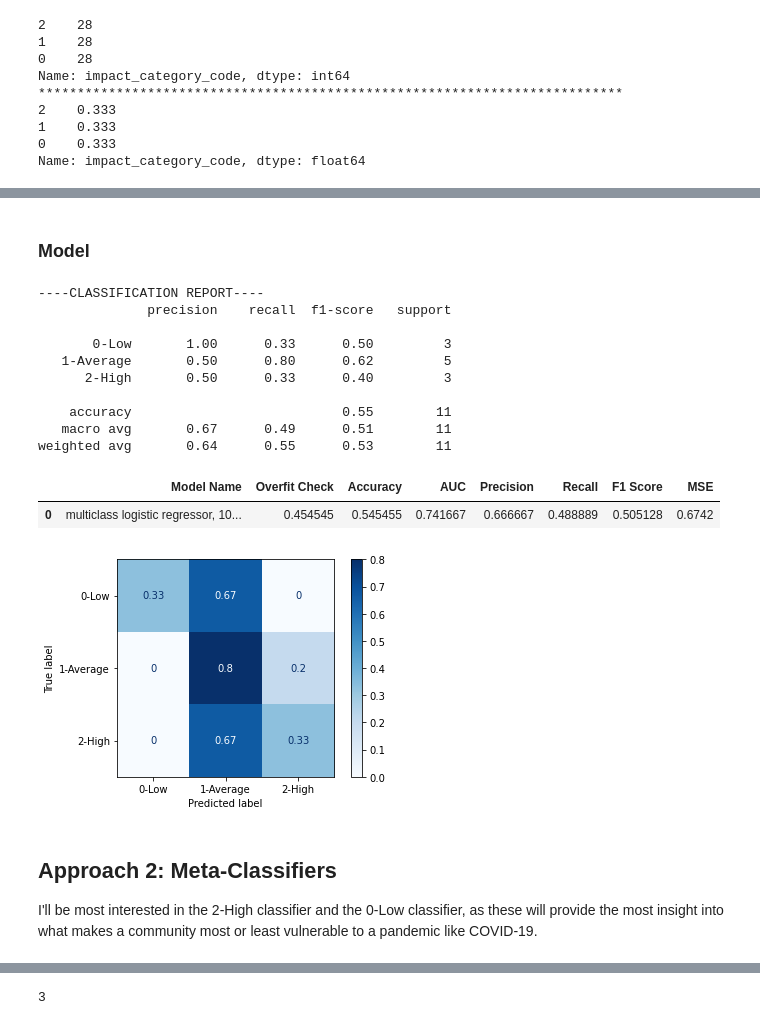
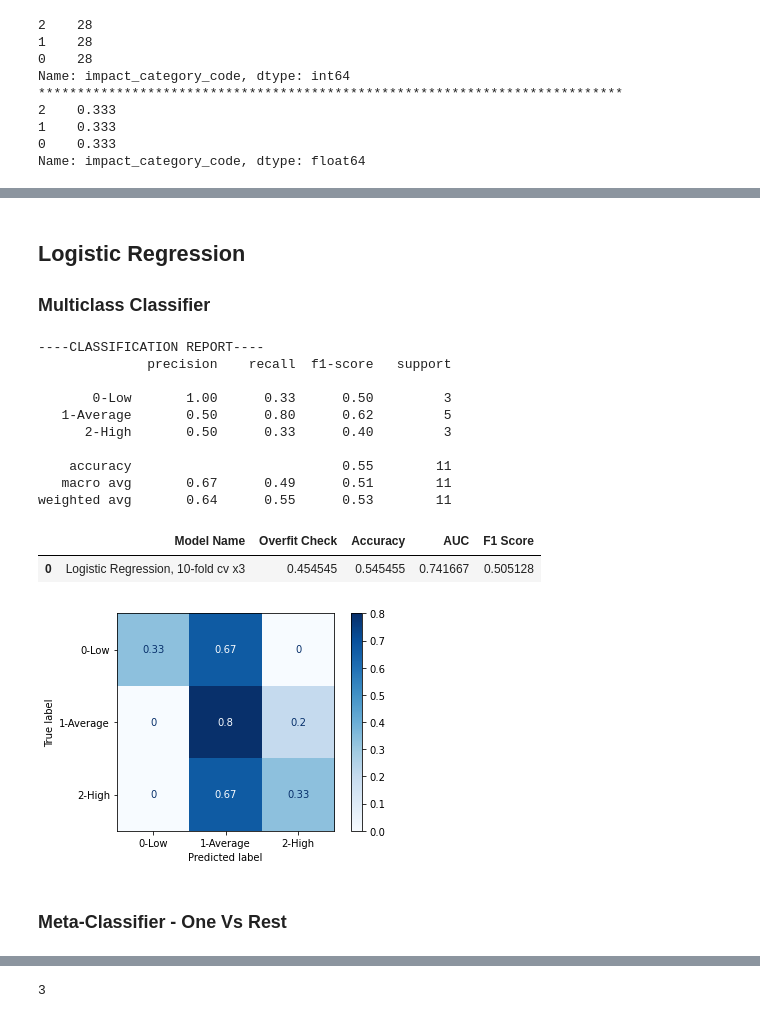
Before and after one commit to kcoop610/capstone-pandemic-us-health-inequities, a Jupyter notebook: model.ipynb, the cells around one changed output, grey strips where cells are left out. Cells and saved outputs as stored; diff of their text form; code cells hidden in the pictures.

Commit message:
more modeling

```diff
--- a/model.ipynb
+++ b/model.ipynb
@@ -158,29 +203,18 @@ def evaluate_multiclass_regressor(model, X_train, y_train, X_test, y_test, cmap=
     #calculate ROC AUC
     auc = sklearn.metrics.roc_auc_score(y_test, model.predict_proba(X_test), multi_class='ovr')
 
-    #calculate precision
-    precision = sklearn.metrics.precision_score(y_test, y_test_preds, average='macro')
-
-    #calculate recall score
-    recall = sklearn.metrics.recall_score(y_test, y_test_preds, average='macro')
-
     #calculate F1 score
     f1 = sklearn.metrics.f1_score(y_test, y_test_preds, average='macro')
-
-
-    #calculate mean squared error
-    mse = np.sqrt(sklearn.metrics.mean_squared_error(y_test, y_test_preds))
 
     print('----CLASSIFICATION REPORT----')
     print(classification_report(y_test, y_test_preds, target_names=['0-Low', '1-Average', '2-High']))
 
     plot_confusion_matrix(model, X_test_scaled, y_test, cmap='Blues', normalize='true',
-                         display_labels=['0-Low', '1-Average', '2-High'])
+                          display_labels=['0-Low', '1-Average', '2-High'])
 
     #instantiate df if not passed
     if stats_df is None:
-        stats_df = pd.DataFrame(columns=['Model Name', 'Overfit Check', 'Accuracy', 'AUC',
-                                         'Precision', 'Recall', 'F1 Score', 'MSE'])
+        stats_df = pd.DataFrame(columns=['Model Name', 'Overfit Check', 'Accuracy', 'AUC', 'F1 Score'])
 
     #collect metrics in a dictionary
     stats_dict = {}
@@ -188,13 +222,10 @@ def evaluate_multiclass_regressor(model, X_train, y_train, X_test, y_test, cmap=
     stats_dict['Overfit Check'] = overfit
     stats_dict['Accuracy'] = test_acc
     stats_dict['AUC'] = auc
-    stats_dict['Precision'] = precision
-    stats_dict['Recall'] = recall
     stats_dict['F1 Score'] = f1
-    stats_dict['MSE'] = mse
 
     #if set to track results of this model for aggregation, append dict to stats_df
-    if track:
+    if track == True:
         stats_df = stats_df.append(pd.Series(stats_dict), ignore_index=True)
         return stats_df
 # %% [markdown]
@@ -359,30 +398,34 @@ X_train = X_train_bal
 y_train = y_train_bal
 X_test = X_test_scaled
 y_test = y_test
-# %% [markdown]
-### Model
+# %% [markdown]
+## Logistic Regression
+
+### Multiclass Classifier
+# %%
+#initialize a df to collect metrics across multiple models
+reg_stats_df = pd.DataFrame(columns=['Model Name', 'Overfit Check', 'Accuracy', 'AUC', 'F1 Score'])
 # %%
 #stratified 10-fold cross-validation repeated 3 times
 model1 = LogisticRegressionCV(solver='lbfgs', cv=10, n_jobs=3, multi_class='multinomial',
                              random_state=rs).fit(X_train, y_train)
 # %%
-evaluate_multiclass_regressor(model1, X_train, y_train, X_test, y_test,
-                             name='multiclass logistic regressor, 10-fold cv x3')
+reg_stats_df = evaluate_multiclass_regressor(model1, X_train, y_train, X_test, y_test, stats_df=reg_stats_df,
+                             name='Logistic Regression, 10-fold cv x3')
+reg_stats_df
 # %% [output]
 ----CLASSIFICATION REPORT----
               precision    recall  f1-score   support
 
        0-Low       1.00      0.33      0.50         3
    1-Average       0.50      0.80      0.62         5
       2-High       0.50      0.33      0.40         3
 
     accuracy                           0.55        11
    macro avg       0.67      0.49      0.51        11
 weighted avg       0.64      0.55      0.53        11
-|  | Model Name | Overfit Check | Accuracy | AUC | Precision | Recall | F1 Score | MSE |
-| 0 | multiclass logistic regressor, 10... | 0.454545 | 0.545455 | 0.741667 | 0.666667 | 0.488889 | 0.505128 | 0.6742 |
+|  | Model Name | Overfit Check | Accuracy | AUC | F1 Score |
+| 0 | Logistic Regression, 10-fold cv x3 | 0.454545 | 0.545455 | 0.741667 | 0.505128 |
 [figure]
-# %% [markdown]
-## Approach 2: Meta-Classifiers
-
-I'll be most interested in the 2-High classifier and the 0-Low classifier, as these will provide the most insight into what makes a community most or least vulnerable to a pandemic like COVID-19.
+# %% [markdown]
+### Meta-Classifier - One Vs Rest
```
Also changed, not shown: parts of 52 cells of this notebook, 4 other files.
